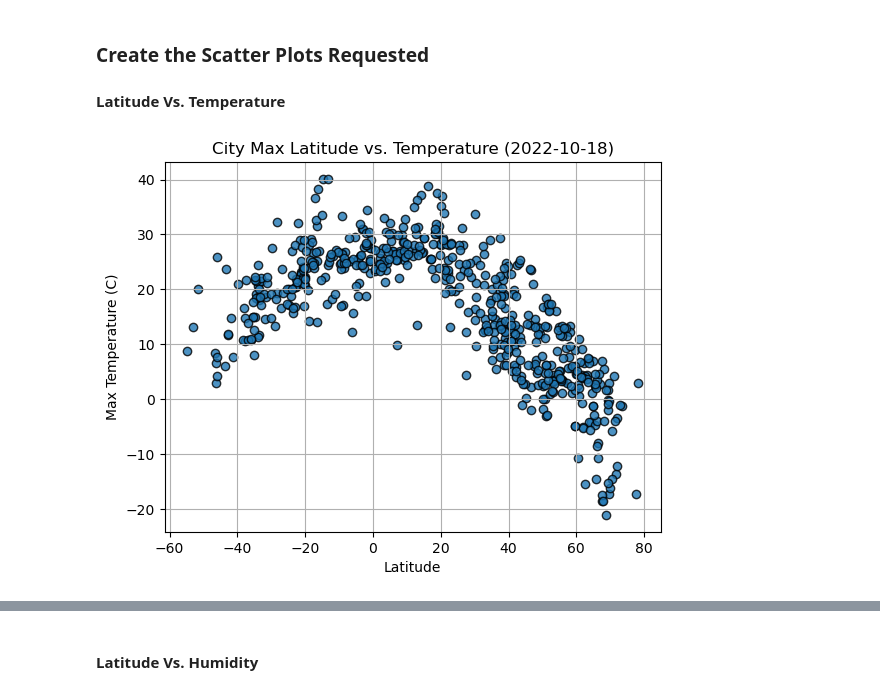
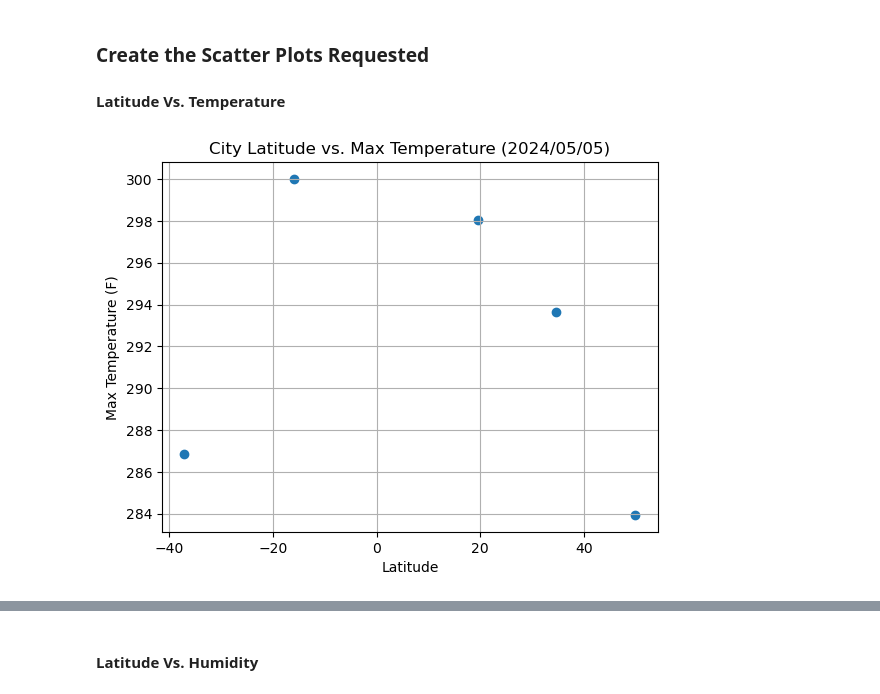
Before and after one commit to JiminieJames/python-api-challenge, a Jupyter notebook: WeatherPy.ipynb, the cells around one changed output, grey strips where cells are left out. Cells and saved outputs as stored; diff of their text form; code cells hidden in the pictures.

```diff
--- a/WeatherPy.ipynb
+++ b/WeatherPy.ipynb
@@ -189,15 +390,18 @@ city_data_df.head()
 #### Latitude Vs. Temperature
 # %%
 # Build scatter plot for latitude vs. temperature
-# YOUR CODE HERE
+plt.scatter(city_data_df["Lat"], city_data_df["Max Temp"], label="Cities")
 
 # Incorporate the other graph properties
-# YOUR CODE HERE
+plt.title("City Latitude vs. Max Temperature (2024/05/05)")
+plt.xlabel("Latitude")
+plt.ylabel("Max Temperature (F)")
+plt.grid(True)
 
 # Save the figure
 plt.savefig("output_data/Fig1.png")
 
 # Show plot
 plt.show()
 # %% [output]
-[figure, old version]
+[figure, new version]
```
Also changed, not shown: parts of 34 cells of this notebook, 5 other files.
